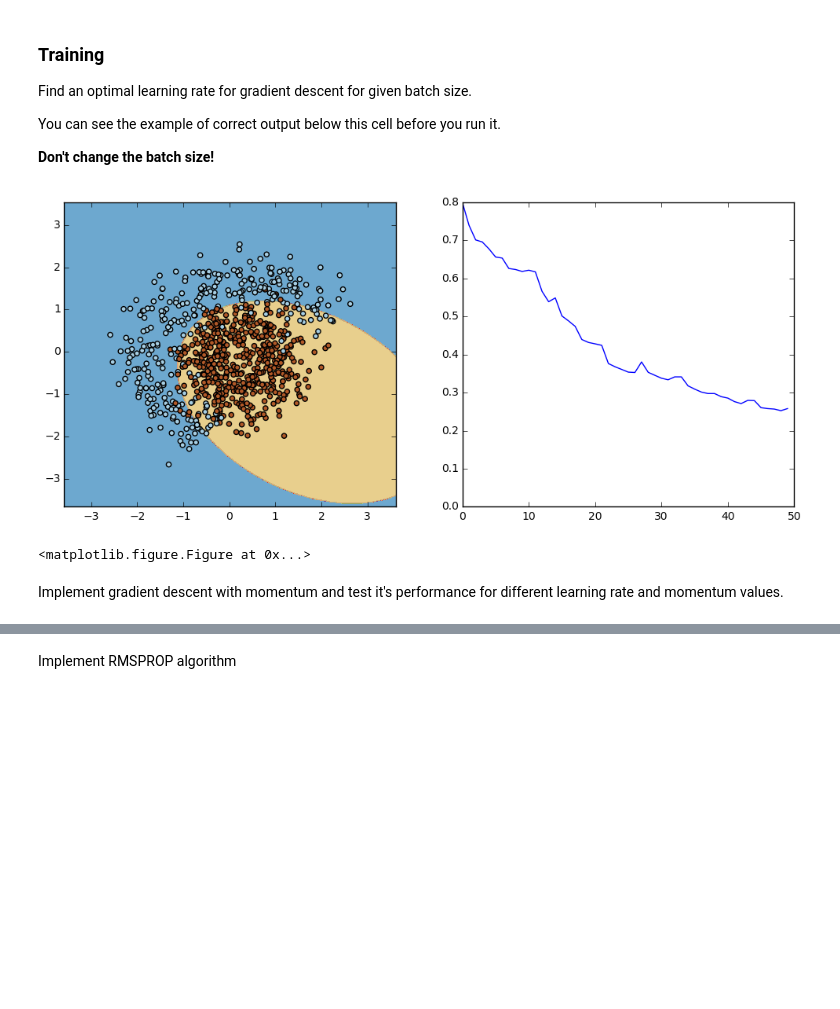
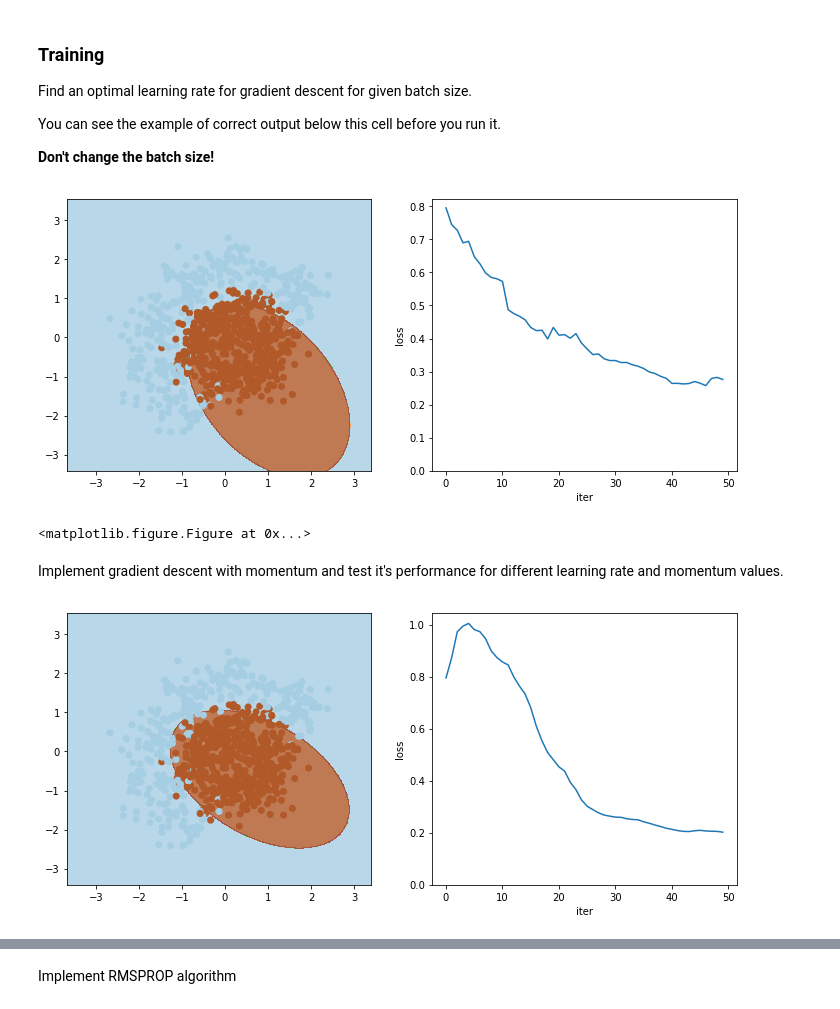
Before and after one commit to mohakala/CSC_deeplearning_study, a Jupyter notebook: day0_am/Seminar0 - Adaptive SGD.ipynb, the cells around one changed output, grey strips where cells are left out. Saved outputs shown, nothing was run; the diff lists cells and outputs as text; code cells hidden in the pictures; blank space fills up the shorter version.

```diff
--- a/day0_am/Seminar0 - Adaptive SGD.ipynb
+++ b/day0_am/Seminar0 - Adaptive SGD.ipynb
@@ -49,6 +50,8 @@ def visualize(X, y, w, loss, n_iter):
     plt.ylim(yy.min(), yy.max())
     plt.subplot(1,2,2)
     plt.plot(loss)
+    plt.xlabel('iter')
+    plt.ylabel('loss')
     ymin, ymax = plt.ylim()
     plt.ylim(0, ymax)
     display.clear_output(wait=True)
@@ -83,11 +88,13 @@ def classify(X, w):
 # %%
 #vector of random numbers
 a=np.random.normal(size=6)
-X
+print(X.shape)
 #w=np.zeros(6)
 #w=random.uniform(-1.5,2.5)
 #w=np.random.rand(6,1)-0.5
+w=np.random.rand(1,6)-0.5
+w=np.ravel(w)
 
-#print(w)
+print(w)
 #classify(X, w)
 # %% [output]
@@ -124,9 +126,9 @@ def compute_loss(X, y, w):
     #<your code here>
 
     np.dot(expand(X),w)
-    margin=y*expand(X).dot(w)  # called margin
-    L=np.maximum(0,1-margin).mean()
-    return L
+    margin = y*expand(X).dot(w)  # called margin
+    loss = np.maximum(0,1-margin).mean() # mean over samples
+    return loss
 
 def compute_grad(X, y, w):
     """
@@ -136,20 +138,20 @@ def compute_grad(X, y, w):
     print(y.shape)
     print(expand(X).shape)
     print(w.shape)
-    print('m shape', (y * expand(X).dot(w)).shape)
-    m = (y* expand(X).dot(w))
+    print('margin shape', (y * expand(X).dot(w)).shape)
+    margin = (y * expand(X).dot(w))
 
 #    grad=margin
 
     grad = -y.reshape((len(y),1))* expand(X)
     print(grad.shape)
 
-    grad[m > 1] = 0
+    grad[margin > 1] = 0
 
 #    grad[grad >= 1] = 0
 #    grad[grad < 1] = -1
 
-
+    print(grad.shape)
     #<your code here>
     return grad.mean(axis=0)
 # %%
@@ -173,7 +176,6 @@ You can see the example of correct output below this cell before you run it.
 w = np.array([1,0,0,0,0,0])
 
 alpha = 0.1 # learning rate
-
 n_iter = 50
 batch_size = 4
 loss = np.zeros(n_iter)
@@ -182,33 +184,34 @@ for i in range(n_iter):
     ind = random.sample(range(X.shape[0]), batch_size)
     loss[i] = compute_loss(X, y, w)
     visualize(X[ind,:], y[ind], w, loss, n_iter)
-
     w = w - alpha * compute_grad(X[ind,:], y[ind], w)
-
 visualize(X, y, w, loss, n_iter)
 plt.clf()
 # %% [output]
-[figure, old version]
+[figure, new version]
 <matplotlib.figure.Figure at 0x...>
 # %% [markdown]
 Implement gradient descent with momentum and test it's performance for different learning rate and momentum values.
 # %%
 w = np.array([1,0,0,0,0,0])
 
-alpha = 0.0 # learning rate
-mu    = 0.0 # momentum
+alpha = 0.1 # learning rate
+mu    = 0.6 # momentum
+
+nu = np.empty_like(w)
 
 n_iter = 50
 batch_size = 4
 loss = np.zeros(n_iter)
 plt.figure(figsize=(12,5))
 for i in range(n_iter):
     ind = random.sample(range(X.shape[0]), batch_size)
     loss[i] = compute_loss(X, y, w)
     visualize(X[ind,:], y[ind], w, loss, n_iter)
-
-    <update w and anything else here>
-
+    nu_new = alpha * compute_grad(X[ind,:], y[ind], w) + mu*nu
+    w = w - mu*nu
+    nu = nu_new
 visualize(X, y, w, loss, n_iter)
 plt.clf()
 # %% [output]
+[figure, added]
```
Also changed, not shown: parts of 7 cells of this notebook, 1 other file.
